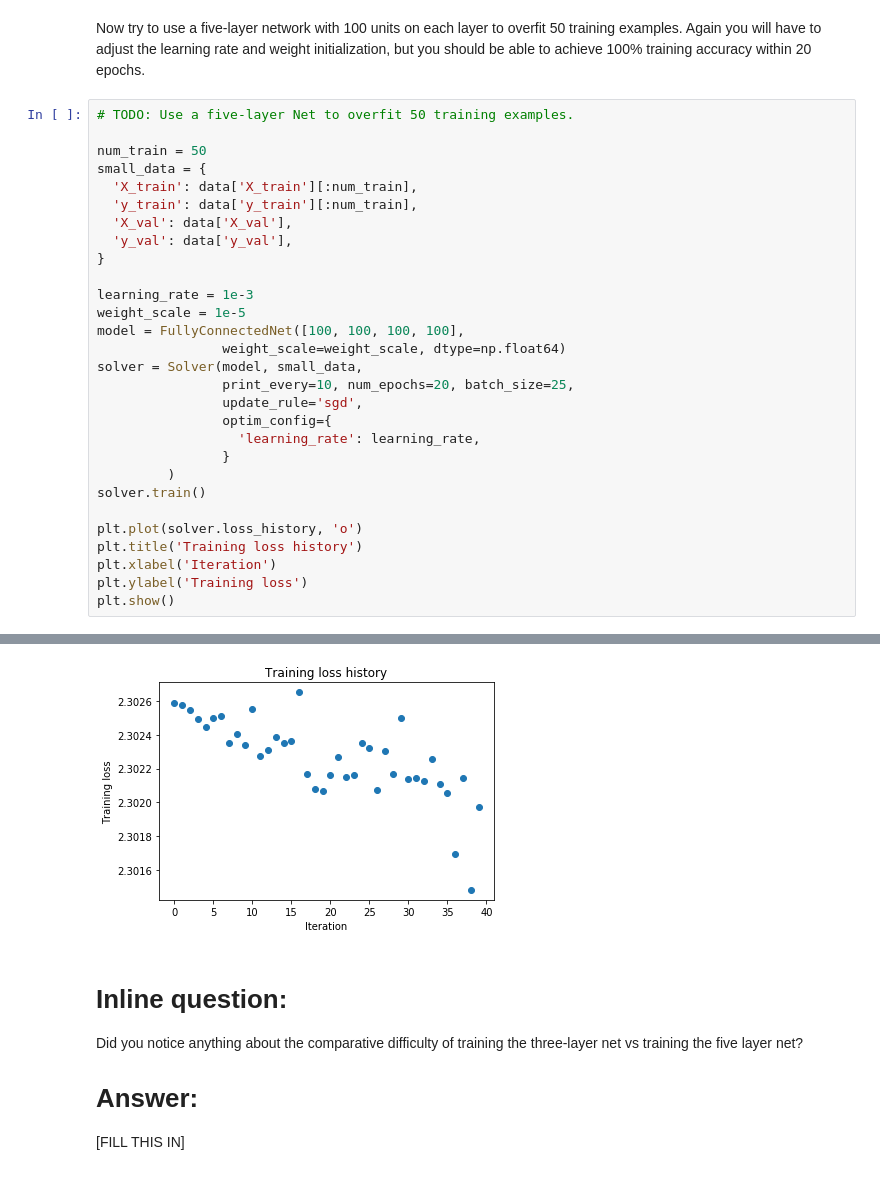
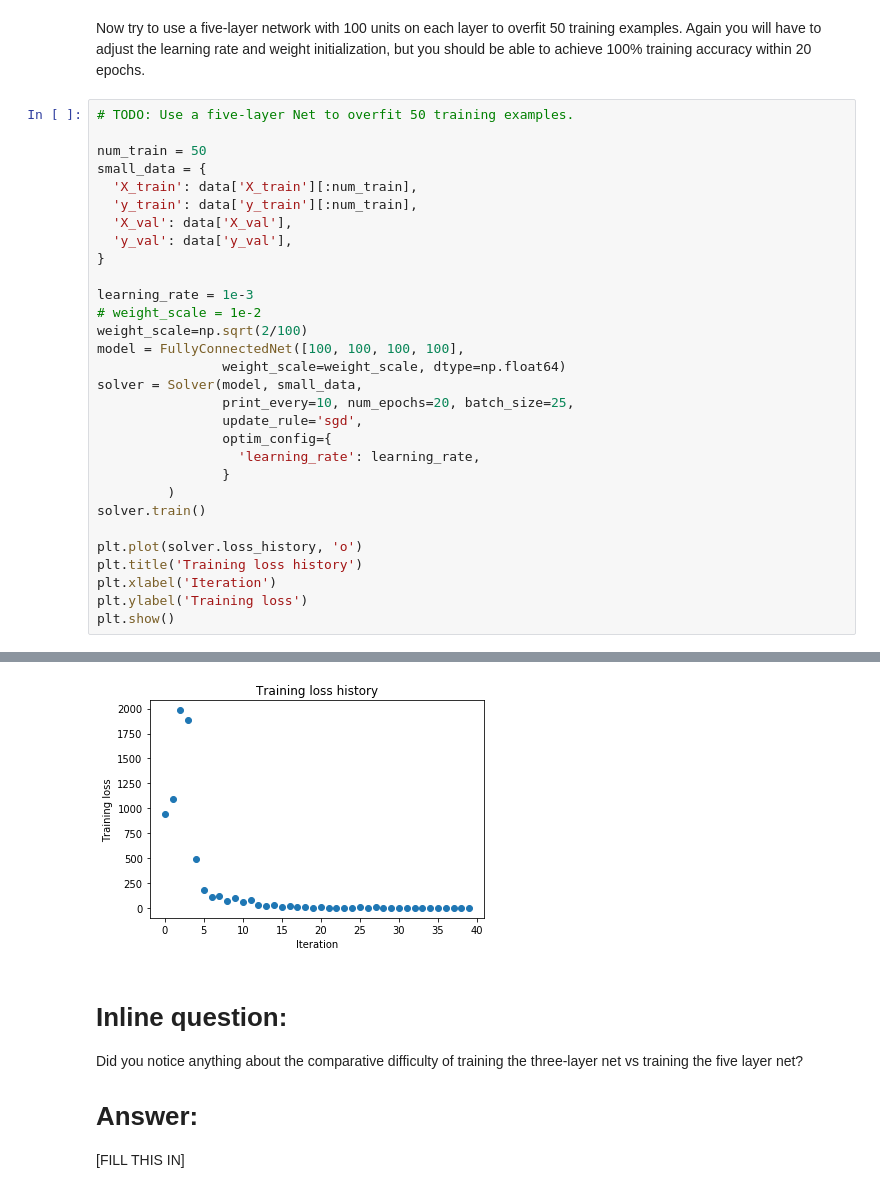
Before and after one commit to sujit25/cs231n_assignments, a Jupyter notebook: spring1617_assignment2/assignment2/FullyConnectedNets.ipynb, the cells around one changed output, grey strips where cells are left out. Saved outputs shown, nothing was run; the diff lists cells and outputs as text.

Commit message:
dropout, batchnorm, grad optimization and fcnet 50 images overfitting completed

```diff
--- a/spring1617_assignment2/assignment2/FullyConnectedNets.ipynb
+++ b/spring1617_assignment2/assignment2/FullyConnectedNets.ipynb
@@ -599,7 +573,8 @@ small_data = {
 }
 
 learning_rate = 1e-3
-weight_scale = 1e-5
+# weight_scale = 1e-2
+weight_scale=np.sqrt(2/100)
 model = FullyConnectedNet([100, 100, 100, 100],
                 weight_scale=weight_scale, dtype=np.float64)
 solver = Solver(model, small_data,
@@ -637,4 +612,4 @@ X shape (100, 3, 32, 32)
-[figure, old version]
+[figure, new version]
 # %% [markdown]
 # Inline question:
 Did you notice anything about the comparative difficulty of training the three-layer net vs training the five layer net?
```
Also changed, not shown: parts of 10 cells of this notebook, 5 other files.
